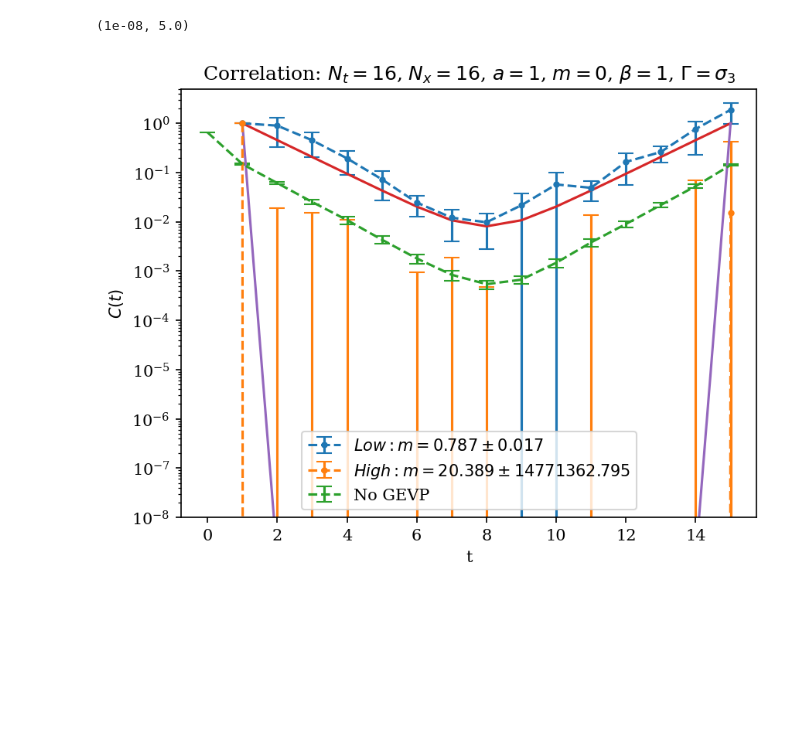
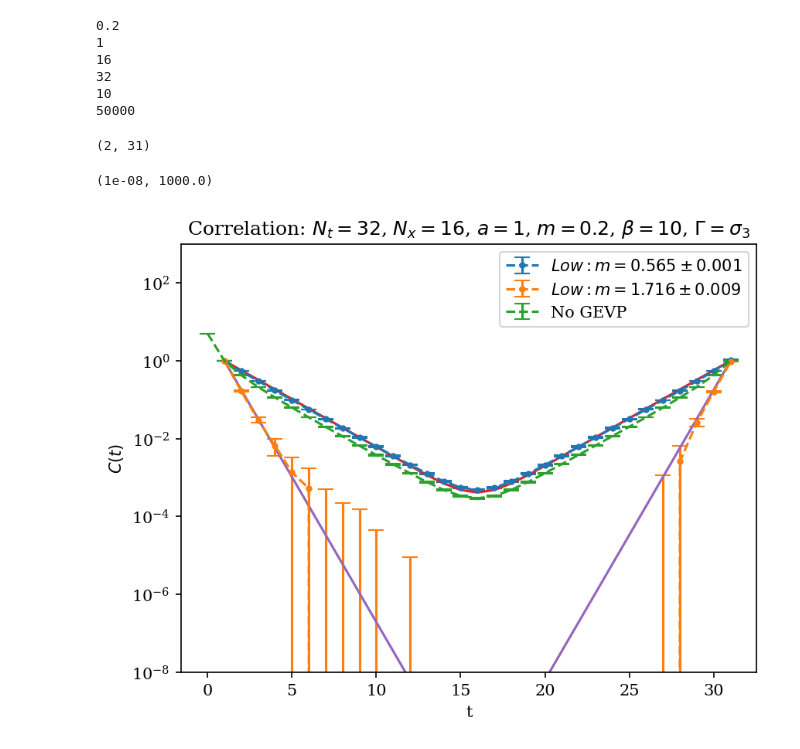
Before and after one commit to wurdahl/schwingerModel, a Jupyter notebook: GEVP.ipynb, the cells around one changed output. Cells and saved outputs as stored; diff of their text form; code cells hidden in the pictures; blank space fills up the shorter version.

```diff
--- a/GEVP.ipynb
+++ b/GEVP.ipynb
@@ -15,5 +9,5 @@ from scipy.optimize import curve_fit
 # %%
-with open('strongCoupling.pkl', 'rb') as f:
+with open('configs/50kSteps.pkl', 'rb') as f:
     temp = pickle.load(f)
 # %%
 m = temp.fMass
@@ -22,6 +16,20 @@ dimx = temp.dimx
 dimt = temp.dimt
 beta = temp.beta
 totalSteps = temp.metroSteps
+# %%
+print(m)
+print(a)
+print(dimx)
+print(dimt)
+print(beta)
+print(totalSteps)
+# %% [output]
+0.2
+1
+16
+32
+10
+50000
 # %%
 ti=1
 def coshCorrel(nt, Energy):
@@ -29,12 +37,11 @@ def coshCorrel(nt, Energy):
 def expDecay(nt, Energy):
     return np.exp(-nt*Energy)
 # %%
-bIn = 50
-skp = 10
+bIn = 500
+skp = 100
 
 gamma = np.array([[1j,0],[0,-1j]])
-correlSigma3 = sim.correlation.GEVPStats(temp, burnIn=bIn,autocorrSkip=skp,Gamma=gamma,smearN1=4,kappa1=1.2,ti=ti,momk=0,hiMass=False)
-correlSigma3HiMass = sim.correlation.GEVPStats(temp, burnIn=bIn,autocorrSkip=skp,Gamma=gamma,smearN1=4,kappa1=1.2,ti=ti,momk=0,hiMass=True)
+correlSigma3 = sim.correlation.GEVPStats(temp, burnIn=bIn,autocorrSkip=skp,Gamma=gamma,smearNs=[0,2],kappas=[0,1.2],ti=ti,momk=0)
 correlSigma3Orig = sim.analysis.correlStats(temp, burnIn=bIn,autocorrSkip=skp,Gamma=gamma)
 # %%
 effectiveMassSigma3Orig = sim.analysis.effectiveMassProp(correlSigma3Orig,coshExpr=True)
@@ -42,30 +48,34 @@ effectiveMassSigma3 = sim.analysis.effectiveMassProp(correlSigma3,coshExpr=True)
+# %%
+correlSigma3[1][:,:,1].shape
+# %% [output]
+(2, 31)
 # %%
 plt.figure(dpi=150)
 
-masses = sim.correlation.gevpMassExtract(correlSigma3,fitT=14)/a
+masses = sim.correlation.gevpMassExtract(correlSigma3,fitT=[8,dimt-ti-8], ti=ti,eigenIdx=0)/a
 mPS=masses[0]
 dmPS = masses[1]
 
-hiMass = sim.correlation.gevpMassExtract(correlSigma3HiMass,coshExpr=True,fitT=14)/a
+hiMass = sim.correlation.gevpMassExtract(correlSigma3,coshExpr=True,fitT=[1,dimt-ti],eigenIdx=1)/a
 
-plt.errorbar(x=np.arange(ti,len(correlSigma3[0])+ti),y=correlSigma3[0],yerr=correlSigma3[1],ls="--",capsize=5,marker=".",label=rf"$Low: m={mPS:.3f}\pm{dmPS:.3f}$")
-plt.errorbar(x=np.arange(ti,len(correlSigma3HiMass[0])+ti),y=correlSigma3HiMass[0],yerr=correlSigma3HiMass[1],ls="--",capsize=5,marker=".",label=rf"$High: m={hiMass[0]:.3f}\pm{hiMass[1]:.3f}$")
-plt.errorbar(x=np.arange(len(correlSigma3Orig[0])),y=correlSigma3Orig[0],yerr=correlSigma3Orig[1],ls="--",capsize=5,label=r"No GEVP")
+plt.errorbar(x=np.arange(ti,len(correlSigma3[0][:,0])+ti),y=correlSigma3[0][:,0],yerr=correlSigma3[1][:,:,0],ls="--",capsize=5,marker=".",label=rf"$Low: m={mPS:.3f}\pm{dmPS:.3f}$")
+plt.errorbar(x=np.arange(ti,len(correlSigma3[0][:,1])+ti),y=correlSigma3[0][:,1],yerr=correlSigma3[1][:,:,1],ls="--",capsize=5,marker=".",label=rf"$Low: m={hiMass[0]:.3f}\pm{hiMass[1]:.3f}$")
+plt.errorbar(x=np.arange(len(correlSigma3Orig[0])),y=correlSigma3Orig[0]/correlSigma3Orig[0][ti],yerr=correlSigma3Orig[1]/correlSigma3Orig[0][ti],ls="--",capsize=5,label=r"No GEVP")
 
 # plt.plot(np.arange(ti,len(correlSigma3[0])+ti),np.exp(-mPS*np.arange(len(correlSigma3[0]))))
 # plt.plot(np.arange(ti,len(correlSigma3[0])+ti),np.exp(-hiMass[0]*np.arange(len(correlSigma3[0]))))
 plt.plot(np.arange(ti,len(correlSigma3[0])+ti),coshCorrel(np.arange(len(correlSigma3[0])),mPS*a))
 plt.plot(np.arange(ti,len(correlSigma3[0])+ti),coshCorrel(np.arange(len(correlSigma3[0])),hiMass[0]*a))
 
 plt.semilogy()
 plt.xlabel("t")
 plt.ylabel(r"$C(t)$")
 plt.title(rf"Correlation: $N_t = {dimt}$, $N_x={dimx}$, $a={a}$, $m={m}$, $\beta={beta}$, $\Gamma=\sigma_3$")
 plt.legend()
-plt.ylim([1e-8,.5e1])
+plt.ylim([1e-8,1e3])
 # %% [output]
-(1e-08, 5.0)
+(1e-08, 1000.0)
-[figure, old version]
+[figure, new version]
 # %%
 plt.figure(dpi=150)
 
```
Also changed, not shown: parts of 6 cells of this notebook, 8 other files.
